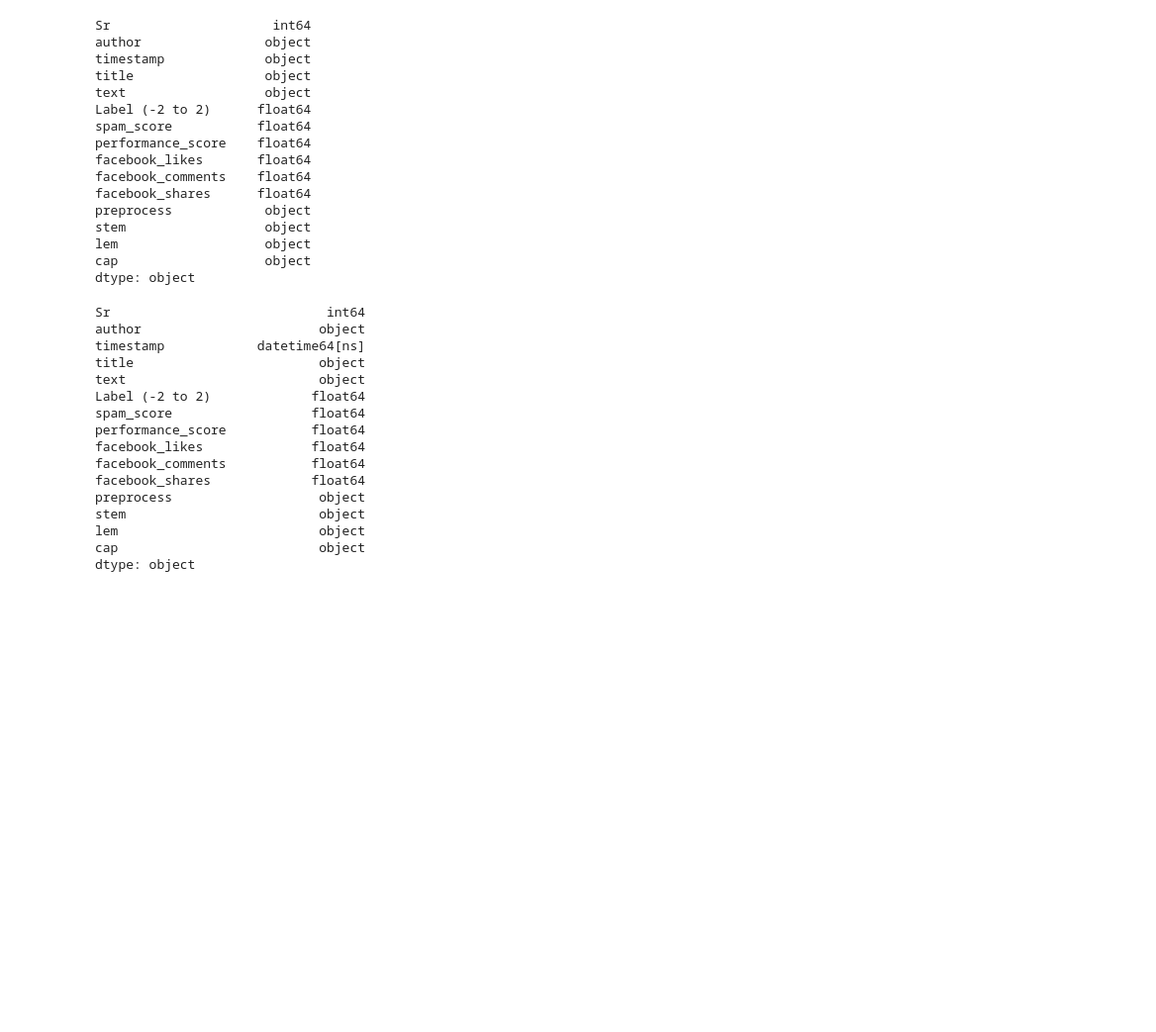
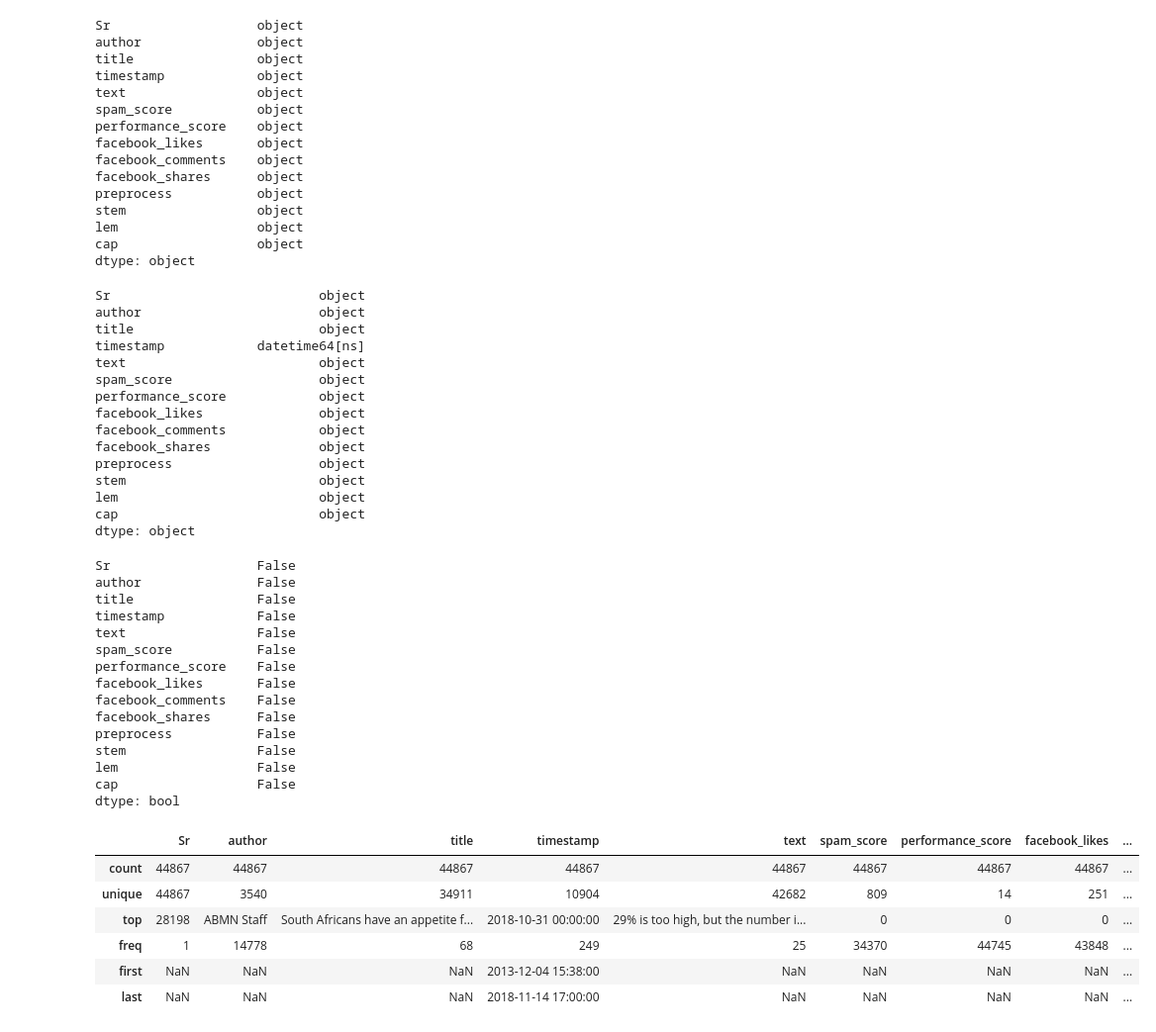
Before and after one commit to InamdarAbid/PredictCrypto, a Jupyter notebook: RandomForest/Timestamp.ipynb, the cells around one changed output. Shown at 99% size. Cells and saved outputs as stored; diff of their text form; code cells hidden in the pictures; blank space fills up the shorter version.

```diff
--- a/RandomForest/Timestamp.ipynb
+++ b/RandomForest/Timestamp.ipynb
@@ -161,0 +165,4 @@ df.head()
+# %%
+df = pd.read_csv('LP_12_Oct_to_14_Nov_18.csv',index_col=False,encoding='latin1')
+df.head()
+# usecols=['Sr','author','title','timestamp','text','spam_score','performance_score','facebook_likes','facebook_comments','facebook_shares','preprocess','stem','lem','cap']
@@ -193,42 +205,67 @@ max       4409.000000        1799.000000      1445.000000
 # %%
 df.dtypes
 # %% [output]
-Sr                     int64
-author                object
-timestamp             object
-title                 object
-text                  object
-Label (-2 to 2)      float64
-spam_score           float64
-performance_score    float64
-facebook_likes       float64
-facebook_comments    float64
-facebook_shares      float64
-preprocess            object
-stem                  object
-lem                   object
-cap                   object
+Sr                   object
+author               object
+title                object
+timestamp            object
+text                 object
+spam_score           object
+performance_score    object
+facebook_likes       object
+facebook_comments    object
+facebook_shares      object
+preprocess           object
+stem                 object
+lem                  object
+cap                  object
 dtype: object
 # %%
-df.timestamp = pd.to_datetime(df.timestamp,errors='raise')
+df.timestamp = pd.to_datetime(df.timestamp,errors='coerce')
 df.dtypes
 # %% [output]
-Sr                            int64
+Sr                           object
 author                       object
+title                        object
 timestamp            datetime64[ns]
-title                        object
 text                         object
-Label (-2 to 2)             float64
-spam_score                  float64
-performance_score           float64
-facebook_likes              float64
-facebook_comments           float64
-facebook_shares             float64
+spam_score                   object
+performance_score            object
+facebook_likes               object
+facebook_comments            object
+facebook_shares              object
 preprocess                   object
 stem                         object
 lem                          object
 cap                          object
 dtype: object
+# %%
+print(df.isnull().any())
+df.dropna(inplace=True)
+df.describe()
+# %% [output]
+Sr                   False
+author               False
+title                False
+timestamp            False
+text                 False
+spam_score           False
+performance_score    False
+facebook_likes       False
+facebook_comments    False
+facebook_shares      False
+preprocess           False
+stem                 False
+lem                  False
+cap                  False
+dtype: bool
+|  | Sr | author | title | timestamp | text | spam_score | performance_score | facebook_likes | ... |
+| count | 44867 | 44867 | 44867 | 44867 | 44867 | 44867 | 44867 | 44867 | ... |
+| unique | 44867 | 3540 | 34911 | 10904 | 42682 | 809 | 14 | 251 | ... |
+| top | 28198 | ABMN Staff | South Africans have an appetite f... | 2018-10-31 00:00:00 | 29% is too high, but the number i... | 0 | 0 | 0 | ... |
+| freq | 1 | 14778 | 68 | 249 | 25 | 34370 | 44745 | 43848 | ... |
+| first | NaN | NaN | NaN | 2013-12-04 15:38:00 | NaN | NaN | NaN | NaN | ... |
+| last | NaN | NaN | NaN | 2018-11-14 17:00:00 | NaN | NaN | NaN | NaN | ... |
 # %%
 df['UnixTime'] = list(((date1 - datetime.datetime(1970, 1, 1)).total_seconds() for date1 in df.timestamp))
 df.head()
```
Also changed, not shown: parts of 21 cells of this notebook, 3 other files.
